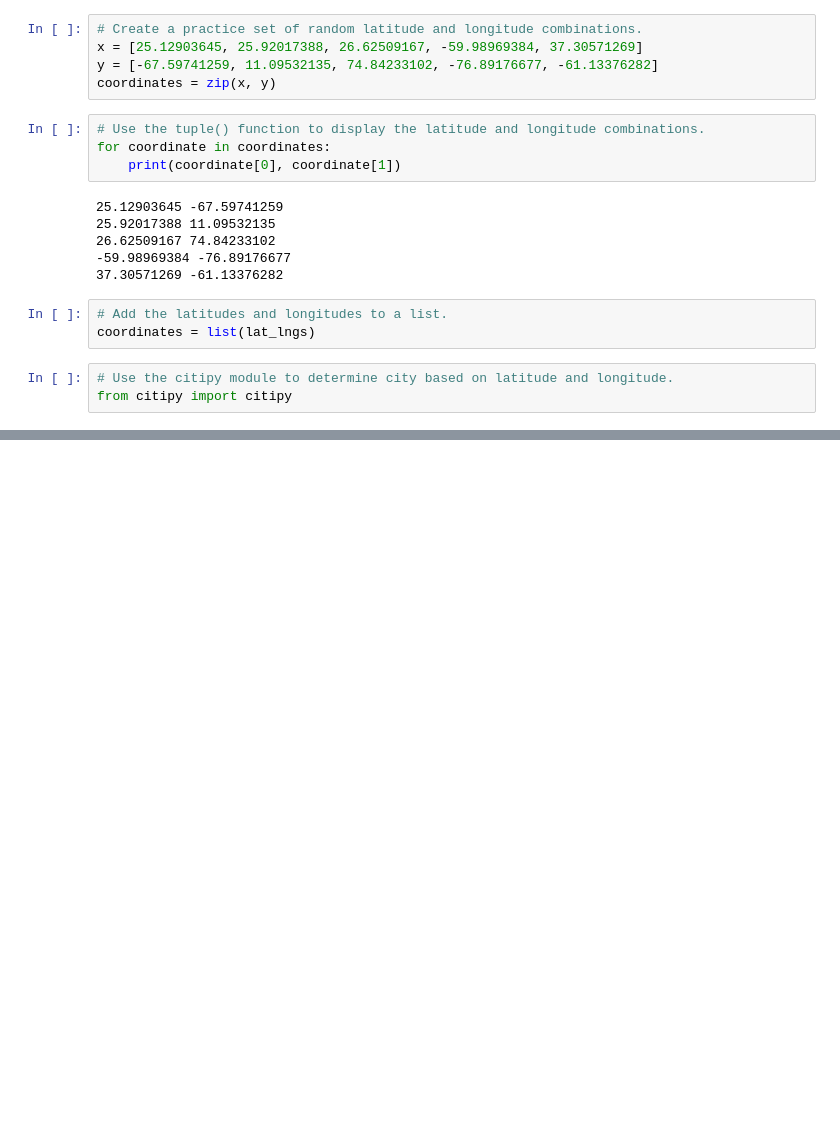
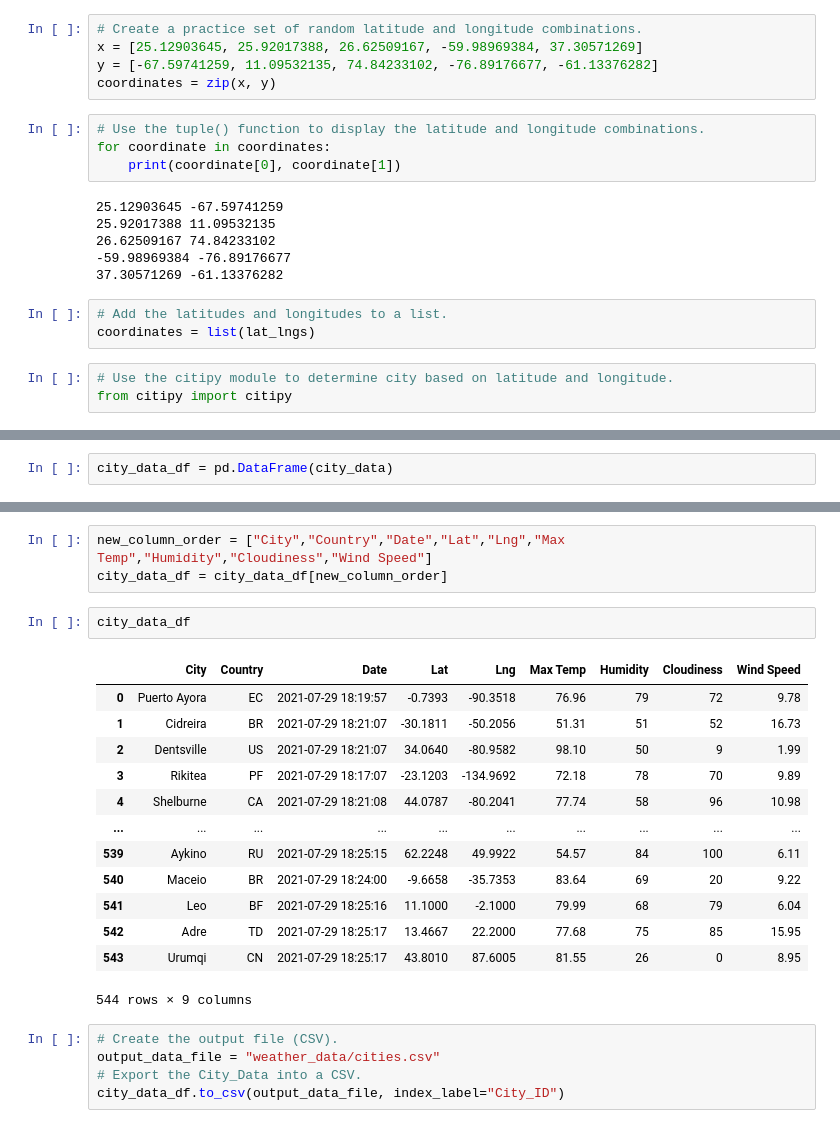
Before and after one commit to selango007/World_Weather_Analysis, a Jupyter notebook: WeatherPy.ipynb, the cells around one changed output, grey strips where cells are left out. Cells and saved outputs as stored; diff of their text form; blank space fills up the shorter version.

Commit message:
Adding WeatherPy.ipnyb file

```diff
--- a/WeatherPy.ipynb
+++ b/WeatherPy.ipynb
@@ -71,0 +187,2 @@ len(cities)
+# %%
+city_data_df = pd.DataFrame(city_data)
@@ -71,0 +198,24 @@ len(cities)
+# %%
+new_column_order = ["City","Country","Date","Lat","Lng","Max Temp","Humidity","Cloudiness","Wind Speed"]
+city_data_df = city_data_df[new_column_order]
+# %%
+city_data_df
+# %% [output]
+|  | City | Country | Date | Lat | Lng | Max Temp | Humidity | Cloudiness | Wind Speed |
+| 0 | Puerto Ayora | EC | 2021-07-29 18:19:57 | -0.7393 | -90.3518 | 76.96 | 79 | 72 | 9.78 |
+| 1 | Cidreira | BR | 2021-07-29 18:21:07 | -30.1811 | -50.2056 | 51.31 | 51 | 52 | 16.73 |
+| 2 | Dentsville | US | 2021-07-29 18:21:07 | 34.0640 | -80.9582 | 98.10 | 50 | 9 | 1.99 |
+| 3 | Rikitea | PF | 2021-07-29 18:17:07 | -23.1203 | -134.9692 | 72.18 | 78 | 70 | 9.89 |
+| 4 | Shelburne | CA | 2021-07-29 18:21:08 | 44.0787 | -80.2041 | 77.74 | 58 | 96 | 10.98 |
+| ... | ... | ... | ... | ... | ... | ... | ... | ... | ... |
+| 539 | Aykino | RU | 2021-07-29 18:25:15 | 62.2248 | 49.9922 | 54.57 | 84 | 100 | 6.11 |
+| 540 | Maceio | BR | 2021-07-29 18:24:00 | -9.6658 | -35.7353 | 83.64 | 69 | 20 | 9.22 |
+| 541 | Leo | BF | 2021-07-29 18:25:16 | 11.1000 | -2.1000 | 79.99 | 68 | 79 | 6.04 |
+| 542 | Adre | TD | 2021-07-29 18:25:17 | 13.4667 | 22.2000 | 77.68 | 75 | 85 | 15.95 |
+| 543 | Urumqi | CN | 2021-07-29 18:25:17 | 43.8010 | 87.6005 | 81.55 | 26 | 0 | 8.95 |
+544 rows × 9 columns
+# %%
+# Create the output file (CSV).
+output_data_file = "weather_data/cities.csv"
+# Export the City_Data into a CSV.
+city_data_df.to_csv(output_data_file, index_label="City_ID")
```
Also changed, not shown: parts of 8 cells of this notebook.
